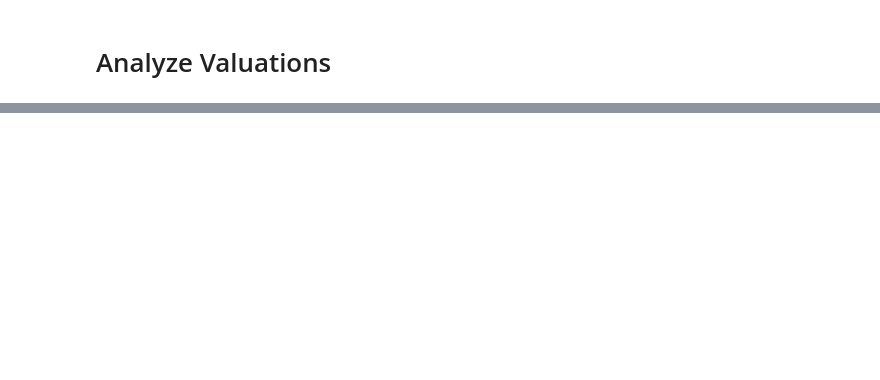
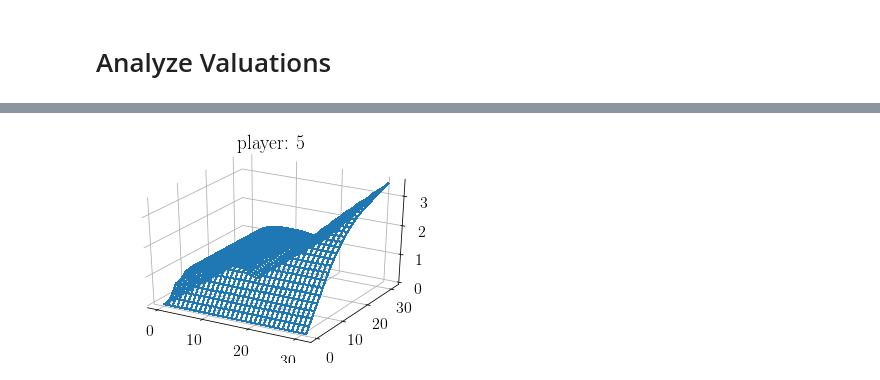
Before and after one commit to liran-funaro/jointfunc-vcg, a Jupyter notebook: notebooks/Analyze.ipynb, the cells around one changed output, grey strips where cells are left out. Cells and saved outputs as stored; diff of their text form; code cells hidden in the pictures; blank space fills up the shorter version.

```diff
--- a/notebooks/Analyze.ipynb
+++ b/notebooks/Analyze.ipynb
@@ -909,6 +952,6 @@ axes[0].set_ylim(0, 3)
 sd = data.non_increasing.load_data(0)
 # %%
 # plt.figure(figsize=(14,8))
-data.plot.plot_val(sd, 5, resource_dependency='multiply')
+data.plot.plot_val(sd, 5, resource_dependency='csm')
 plt.show()
 # %% [output]
@@ -917,3 +958,4 @@ plt.show()
+[figure, added]
 # %%
 # plt.figure(figsize=(14,8))
 data.plot.plot_val(sd, 5, resource_dependency='complementary')
```
Also changed, not shown: parts of 10 cells of this notebook, 5 other files.
